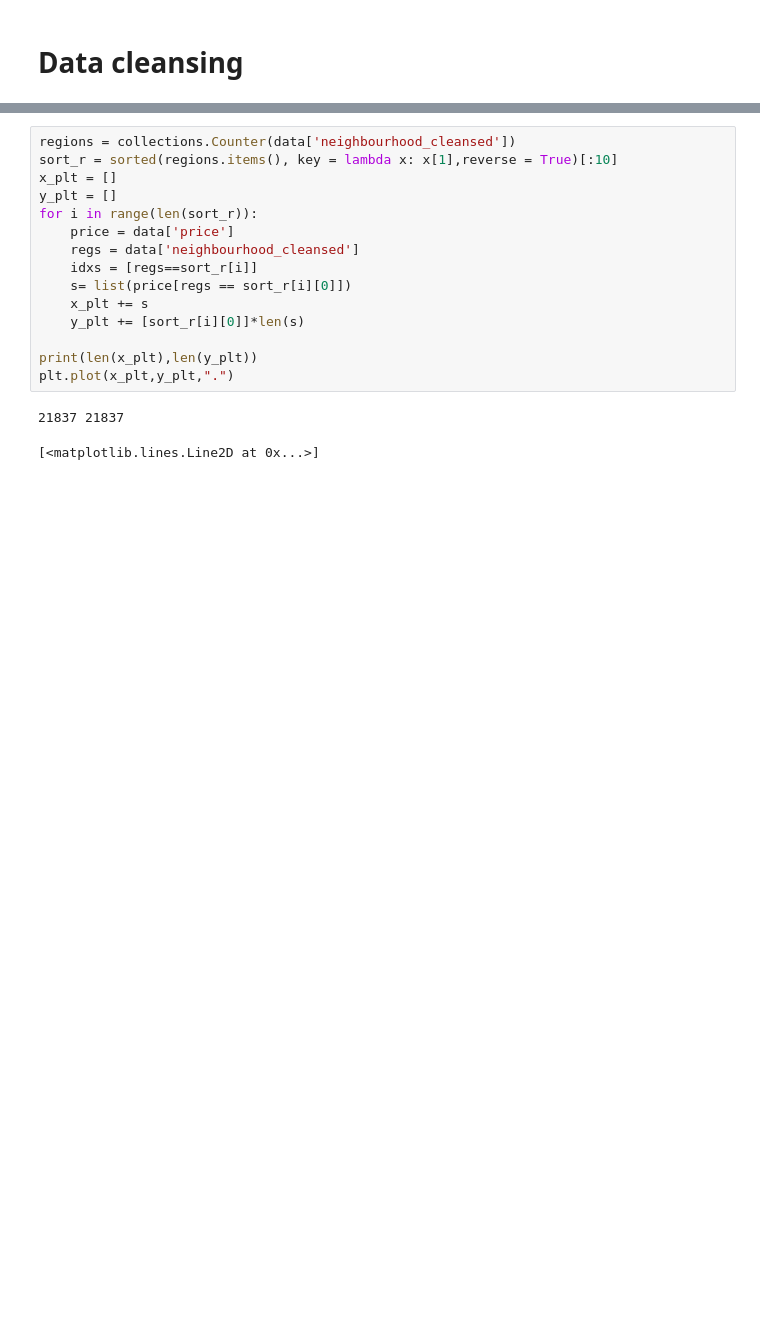
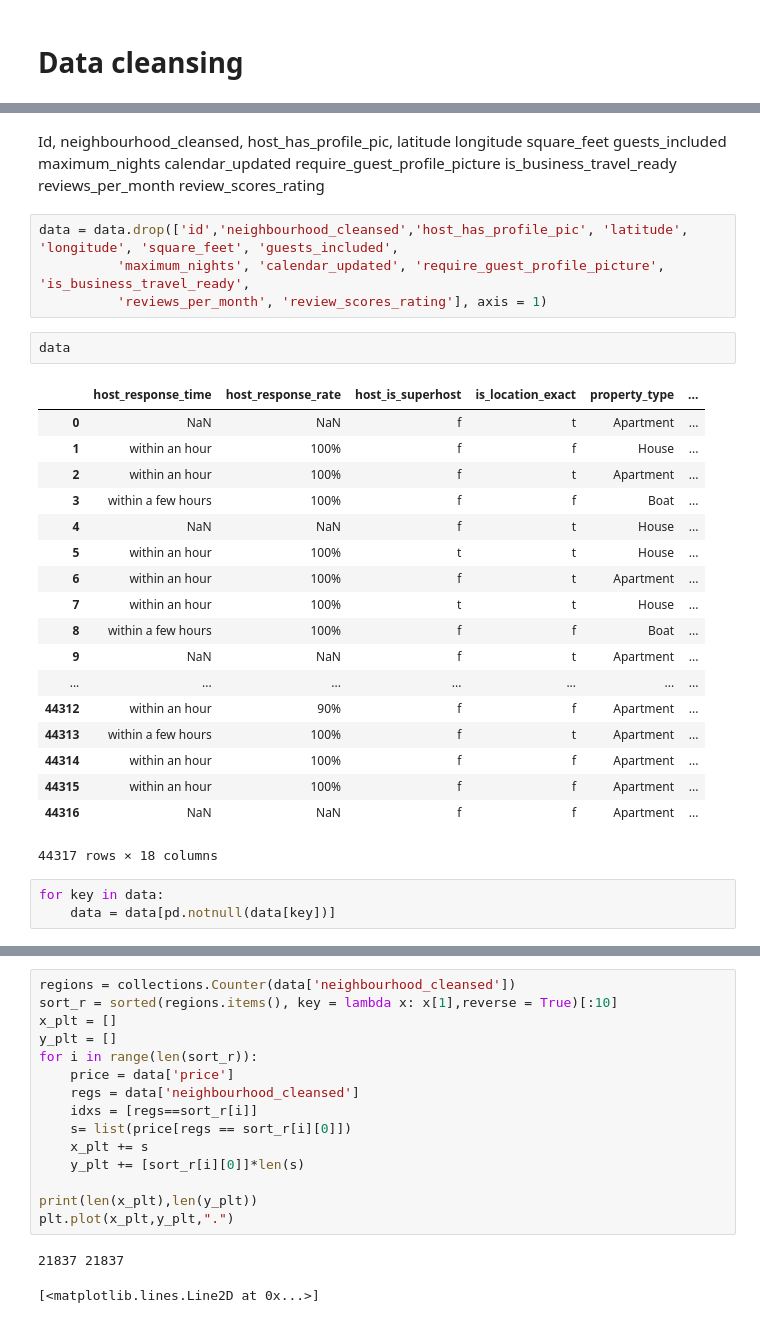
Before and after one commit to wma8/COMP516Project, a Jupyter notebook: run/cs516.ipynb, the cells around one changed output, grey strips where cells are left out. Saved outputs shown, nothing was run; the diff lists cells and outputs as text; blank space fills up the shorter version.

Commit message:
complete data cleaning

```diff
--- a/run/cs516.ipynb
+++ b/run/cs516.ipynb
@@ -64,3 +69,43 @@ data
 | 44315 | 20939747 | within an hour | 100% | f | t | ... |
 | 44316 | 21135710 | NaN | NaN | f | t | ... |
 44317 rows × 31 columns
+# %% [markdown]
+Id, neighbourhood_cleansed, host_has_profile_pic,
+latitude
+longitude
+square_feet
+guests_included
+maximum_nights
+calendar_updated
+require_guest_profile_picture
+is_business_travel_ready
+reviews_per_month
+review_scores_rating
+# %%
+data = data.drop(['id','neighbourhood_cleansed','host_has_profile_pic', 'latitude', 'longitude', 'square_feet', 'guests_included',
+          'maximum_nights', 'calendar_updated', 'require_guest_profile_picture', 'is_business_travel_ready',
+          'reviews_per_month', 'review_scores_rating'], axis = 1)
+# %%
+data
+# %% [output]
+|  | host_response_time | host_response_rate | host_is_superhost | is_location_exact | property_type | ... |
+| 0 | NaN | NaN | f | t | Apartment | ... |
+| 1 | within an hour | 100% | f | f | House | ... |
+| 2 | within an hour | 100% | f | t | Apartment | ... |
+| 3 | within a few hours | 100% | f | f | Boat | ... |
+| 4 | NaN | NaN | f | t | House | ... |
+| 5 | within an hour | 100% | t | t | House | ... |
+| 6 | within an hour | 100% | f | t | Apartment | ... |
+| 7 | within an hour | 100% | t | t | House | ... |
+| 8 | within a few hours | 100% | f | f | Boat | ... |
+| 9 | NaN | NaN | f | t | Apartment | ... |
+| ... | ... | ... | ... | ... | ... | ... |
+| 44312 | within an hour | 90% | f | f | Apartment | ... |
+| 44313 | within a few hours | 100% | f | t | Apartment | ... |
+| 44314 | within an hour | 100% | f | f | Apartment | ... |
+| 44315 | within an hour | 100% | f | f | Apartment | ... |
+| 44316 | NaN | NaN | f | f | Apartment | ... |
+44317 rows × 18 columns
+# %%
+for key in data:
+    data = data[pd.notnull(data[key])]
```
Also changed, not shown: parts of 29 cells of this notebook, 1 other file.
